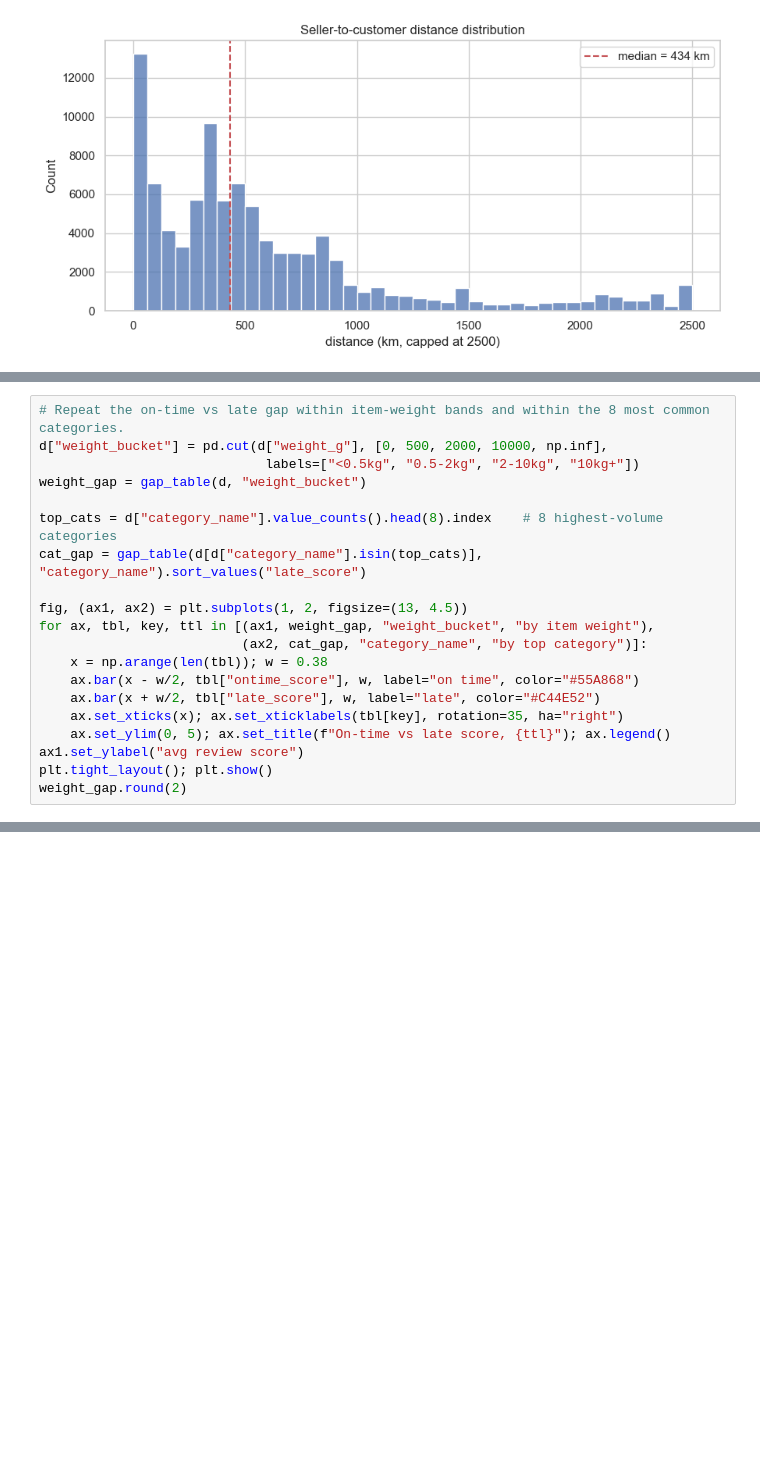
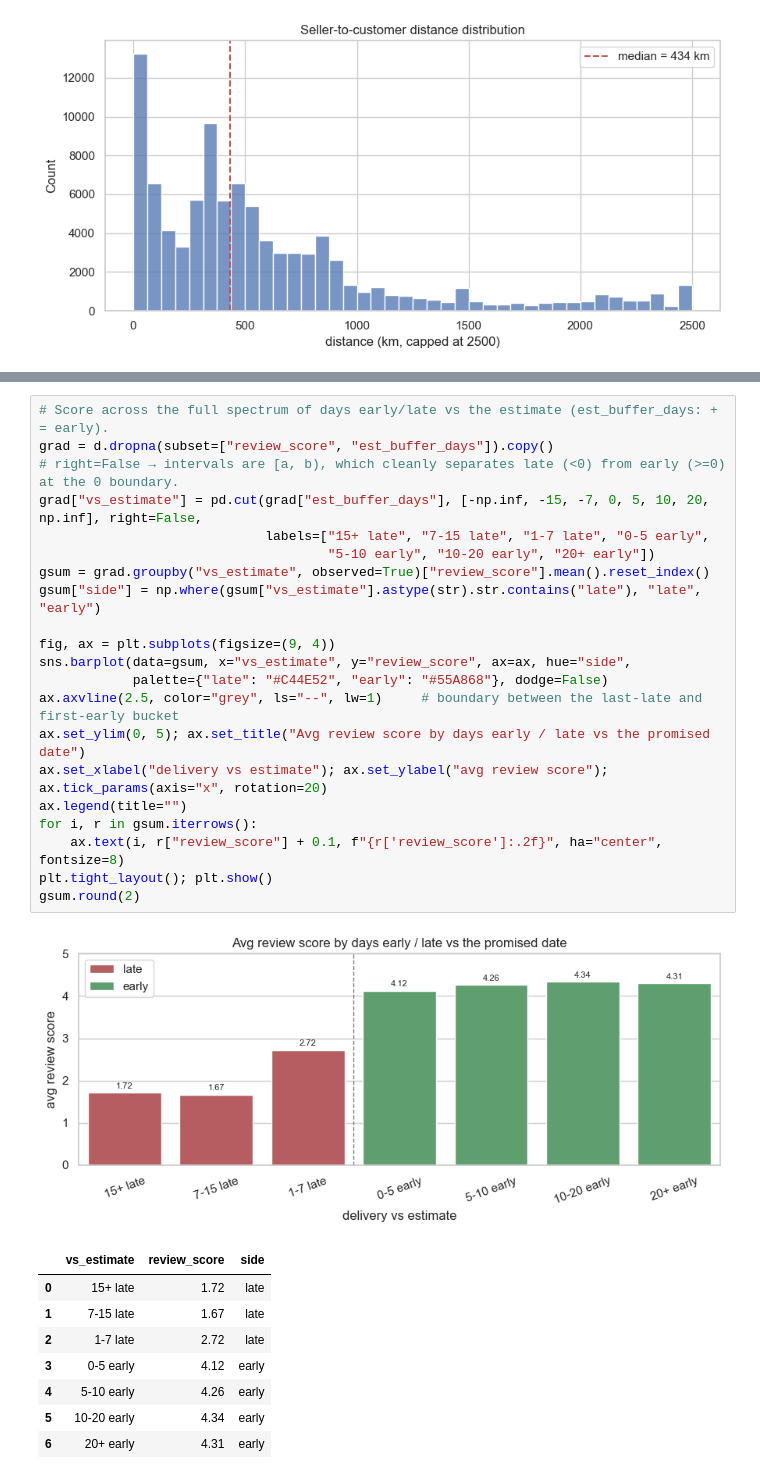
Before and after one commit to Darth0525/retail-platform-analytics, a Jupyter notebook: analysis/02_delivery_and_satisfaction.ipynb, the cells around one changed output, grey strips where cells are left out. Saved outputs shown, nothing was run; the diff lists cells and outputs as text; blank space fills up the shorter version.

```diff
--- a/analysis/02_delivery_and_satisfaction.ipynb
+++ b/analysis/02_delivery_and_satisfaction.ipynb
@@ -289,20 +172,0 @@ A good controlled finding holds under *multiple* controls. Repeat the on-time/la
-# %%
-# Repeat the on-time vs late gap within item-weight bands and within the 8 most common categories.
-d["weight_bucket"] = pd.cut(d["weight_g"], [0, 500, 2000, 10000, np.inf],
-                             labels=["<0.5kg", "0.5-2kg", "2-10kg", "10kg+"])
-weight_gap = gap_table(d, "weight_bucket")
-
-top_cats = d["category_name"].value_counts().head(8).index    # 8 highest-volume categories
-cat_gap = gap_table(d[d["category_name"].isin(top_cats)], "category_name").sort_values("late_score")
-
-fig, (ax1, ax2) = plt.subplots(1, 2, figsize=(13, 4.5))
-for ax, tbl, key, ttl in [(ax1, weight_gap, "weight_bucket", "by item weight"),
-                          (ax2, cat_gap, "category_name", "by top category")]:
-    x = np.arange(len(tbl)); w = 0.38
-    ax.bar(x - w/2, tbl["ontime_score"], w, label="on time", color="#55A868")
-    ax.bar(x + w/2, tbl["late_score"], w, label="late", color="#C44E52")
-    ax.set_xticks(x); ax.set_xticklabels(tbl[key], rotation=35, ha="right")
-    ax.set_ylim(0, 5); ax.set_title(f"On-time vs late score, {ttl}"); ax.legend()
-ax1.set_ylabel("avg review score")
-plt.tight_layout(); plt.show()
-weight_gap.round(2)
@@ -458,0 +250,31 @@ pointing to a logistics/infrastructure bottleneck, not geography.
+# %%
+# Score across the full spectrum of days early/late vs the estimate (est_buffer_days: + = early).
+grad = d.dropna(subset=["review_score", "est_buffer_days"]).copy()
+# right=False → intervals are [a, b), which cleanly separates late (<0) from early (>=0) at the 0 boundary.
+grad["vs_estimate"] = pd.cut(grad["est_buffer_days"], [-np.inf, -15, -7, 0, 5, 10, 20, np.inf], right=False,
+                             labels=["15+ late", "7-15 late", "1-7 late", "0-5 early",
+                                     "5-10 early", "10-20 early", "20+ early"])
+gsum = grad.groupby("vs_estimate", observed=True)["review_score"].mean().reset_index()
+gsum["side"] = np.where(gsum["vs_estimate"].astype(str).str.contains("late"), "late", "early")
+
+fig, ax = plt.subplots(figsize=(9, 4))
+sns.barplot(data=gsum, x="vs_estimate", y="review_score", ax=ax, hue="side",
+            palette={"late": "#C44E52", "early": "#55A868"}, dodge=False)
+ax.axvline(2.5, color="grey", ls="--", lw=1)     # boundary between the last-late and first-early bucket
+ax.set_ylim(0, 5); ax.set_title("Avg review score by days early / late vs the promised date")
+ax.set_xlabel("delivery vs estimate"); ax.set_ylabel("avg review score"); ax.tick_params(axis="x", rotation=20)
+ax.legend(title="")
+for i, r in gsum.iterrows():
+    ax.text(i, r["review_score"] + 0.1, f"{r['review_score']:.2f}", ha="center", fontsize=8)
+plt.tight_layout(); plt.show()
+gsum.round(2)
+# %% [output]
+[figure, added]
+|  | vs_estimate | review_score | side |
+| 0 | 15+ late | 1.72 | late |
+| 1 | 7-15 late | 1.67 | late |
+| 2 | 1-7 late | 2.72 | late |
+| 3 | 0-5 early | 4.12 | early |
+| 4 | 5-10 early | 4.26 | early |
+| 5 | 10-20 early | 4.34 | early |
+| 6 | 20+ early | 4.31 | early |
```
Also changed, not shown: parts of 54 cells of this notebook.
